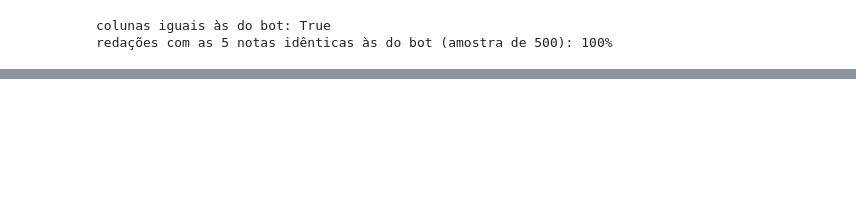
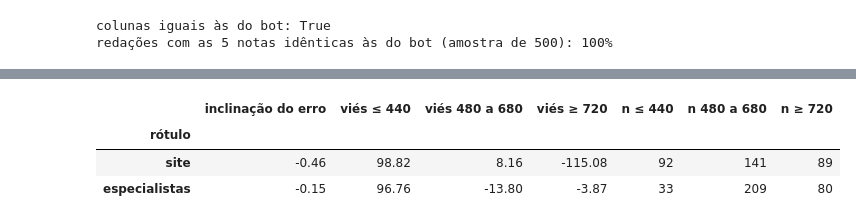
Before and after one commit to ygorsmc/enem-por-foto, a Jupyter notebook: notebooks/modelo_hibrido.ipynb, the cells around one changed output, grey strips where cells are left out. Cells and saved outputs as stored; diff of their text form; code cells hidden in the pictures; blank space fills up the shorter version.

```diff
--- a/notebooks/modelo_hibrido.ipynb
+++ b/notebooks/modelo_hibrido.ipynb
@@ -634,0 +755,17 @@ redações com as 5 notas idênticas às do bot (amostra de 500): 100%
+# %%
+# Viés central medido contra cada rótulo. Inclinação: quanto o erro (previsto − rótulo) muda por ponto de rótulo
+# (0 = sem viés central). Viés centrado: erro médio da faixa menos o erro médio geral (tira a diferença de régua).
+linhas = []
+for rotulo in ("site", "especialistas"):
+    y = esp[rotulo].to_numpy(float)
+    d = esp.modelo.to_numpy(float) - y
+    faixas = {"≤ 440": y <= 440, "480 a 680": (y > 440) & (y < 720), "≥ 720": y >= 720}
+    linhas.append({"rótulo": rotulo, "inclinação do erro": np.polyfit(y, d, 1)[0],
+                   **{f"viés {k}": (d - d.mean())[m].mean() for k, m in faixas.items()},
+                   **{f"n {k}": int(m.sum()) for k, m in faixas.items()}})
+pd.DataFrame(linhas).set_index("rótulo").round(2)
+# %% [output]
+|  | inclinação do erro | viés ≤ 440 | viés 480 a 680 | viés ≥ 720 | n ≤ 440 | n 480 a 680 | n ≥ 720 |
+| rótulo |  |  |  |  |  |  |  |
+| site | -0.46 | 98.82 | 8.16 | -115.08 | 92 | 141 | 89 |
+| especialistas | -0.15 | 96.76 | -13.80 | -3.87 | 33 | 209 | 80 |
```
Also changed, not shown: parts of 25 cells of this notebook, 10 other files.
